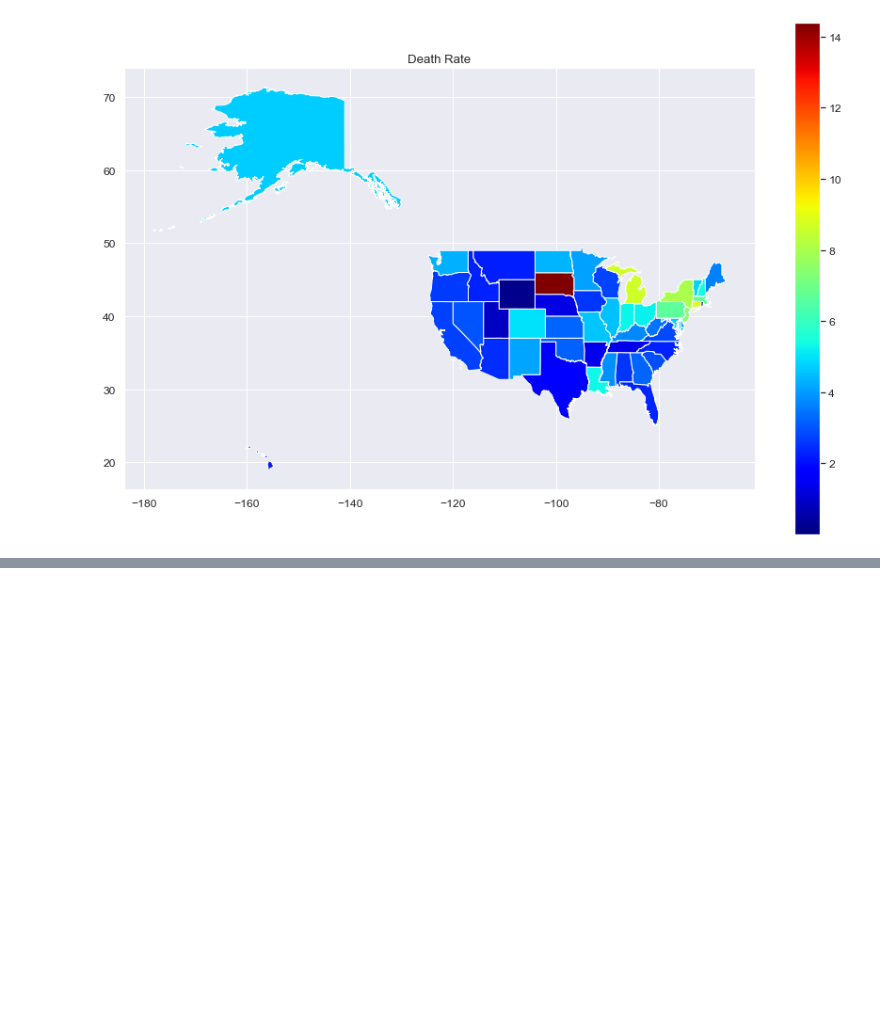
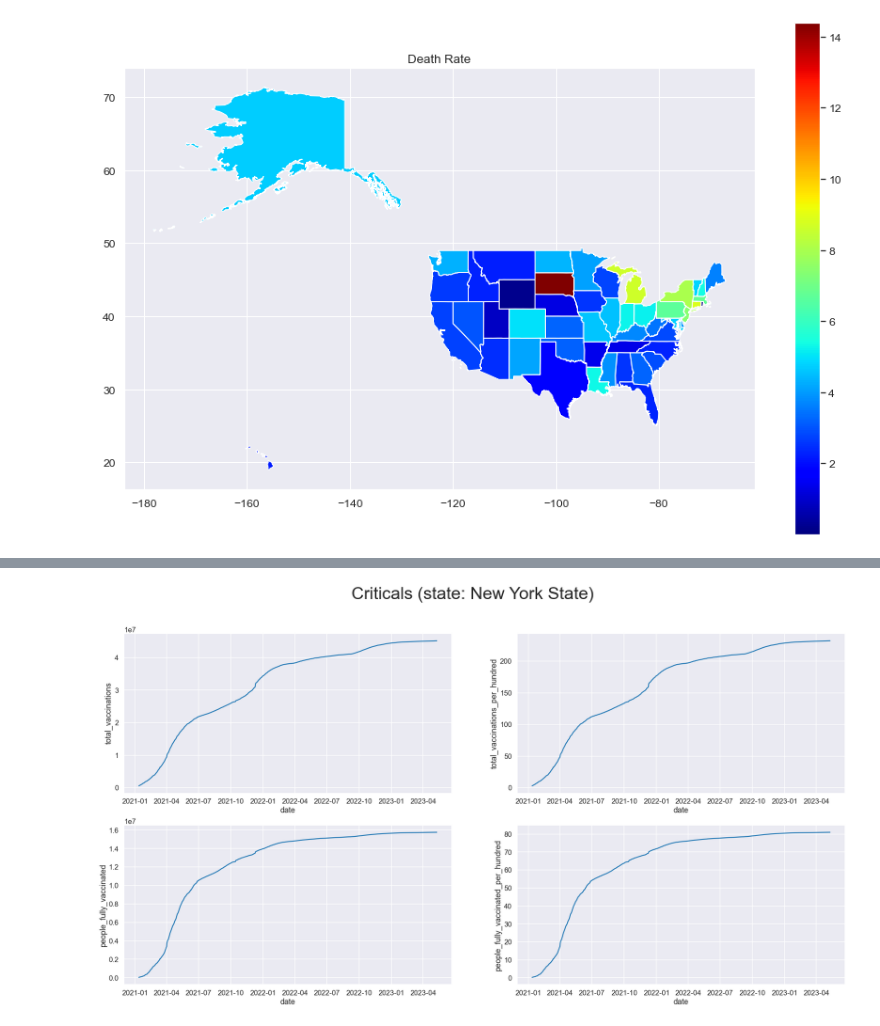
Before and after one commit to Mohammad8921/Corona-EDA, a Jupyter notebook: US-EDA.ipynb, the cells around one changed output, grey strips where cells are left out. Cells and saved outputs as stored; diff of their text form; code cells hidden in the pictures; blank space fills up the shorter version.

```diff
--- a/US-EDA.ipynb
+++ b/US-EDA.ipynb
@@ -162,0 +230,4 @@ analyzer.plotDeathRateMap()
+# %%
+vaccine_analyzer.plotCriticalMeasures(state='New York State')
+# %% [output]
+[figure, added]
```
Also changed, not shown: parts of 8 cells of this notebook.
